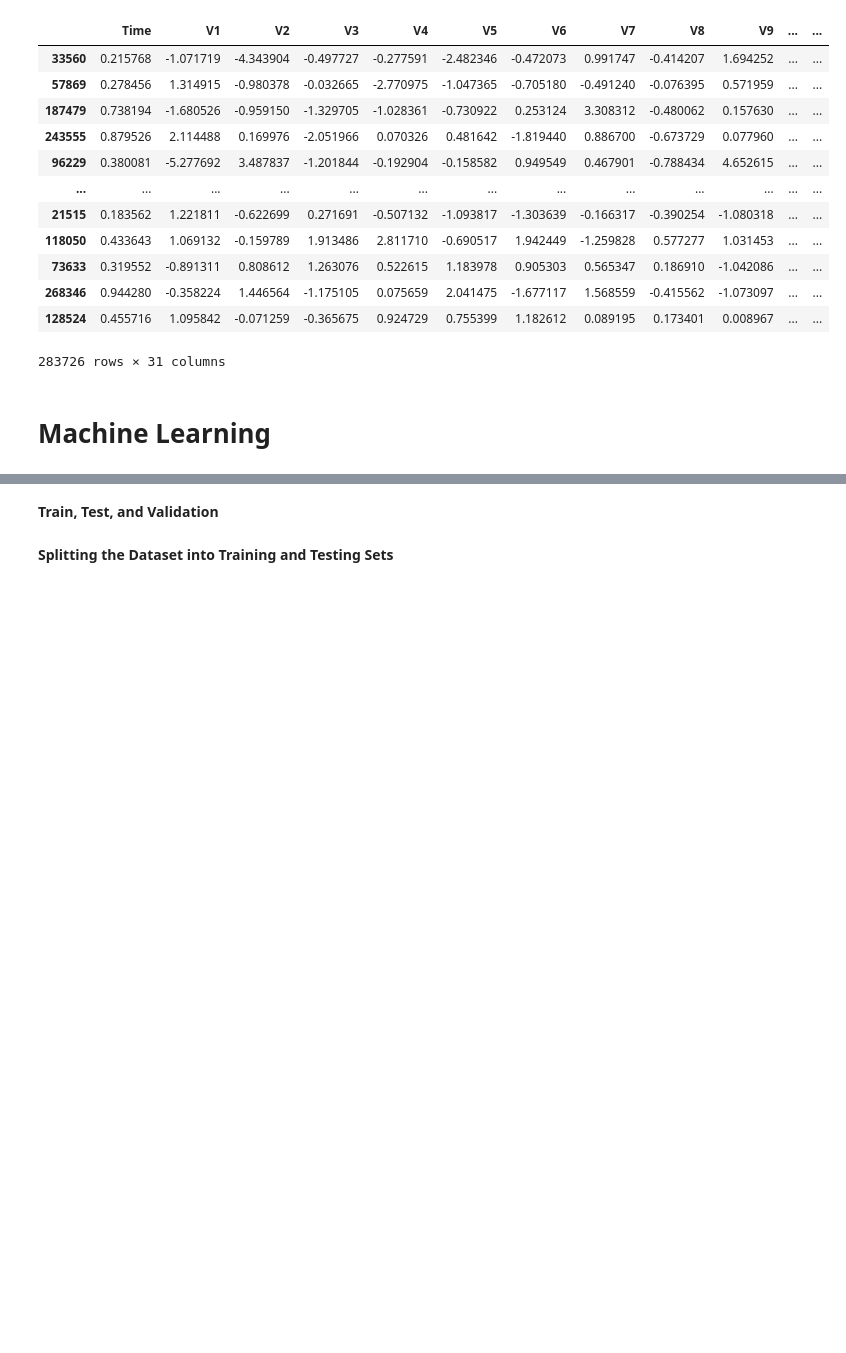
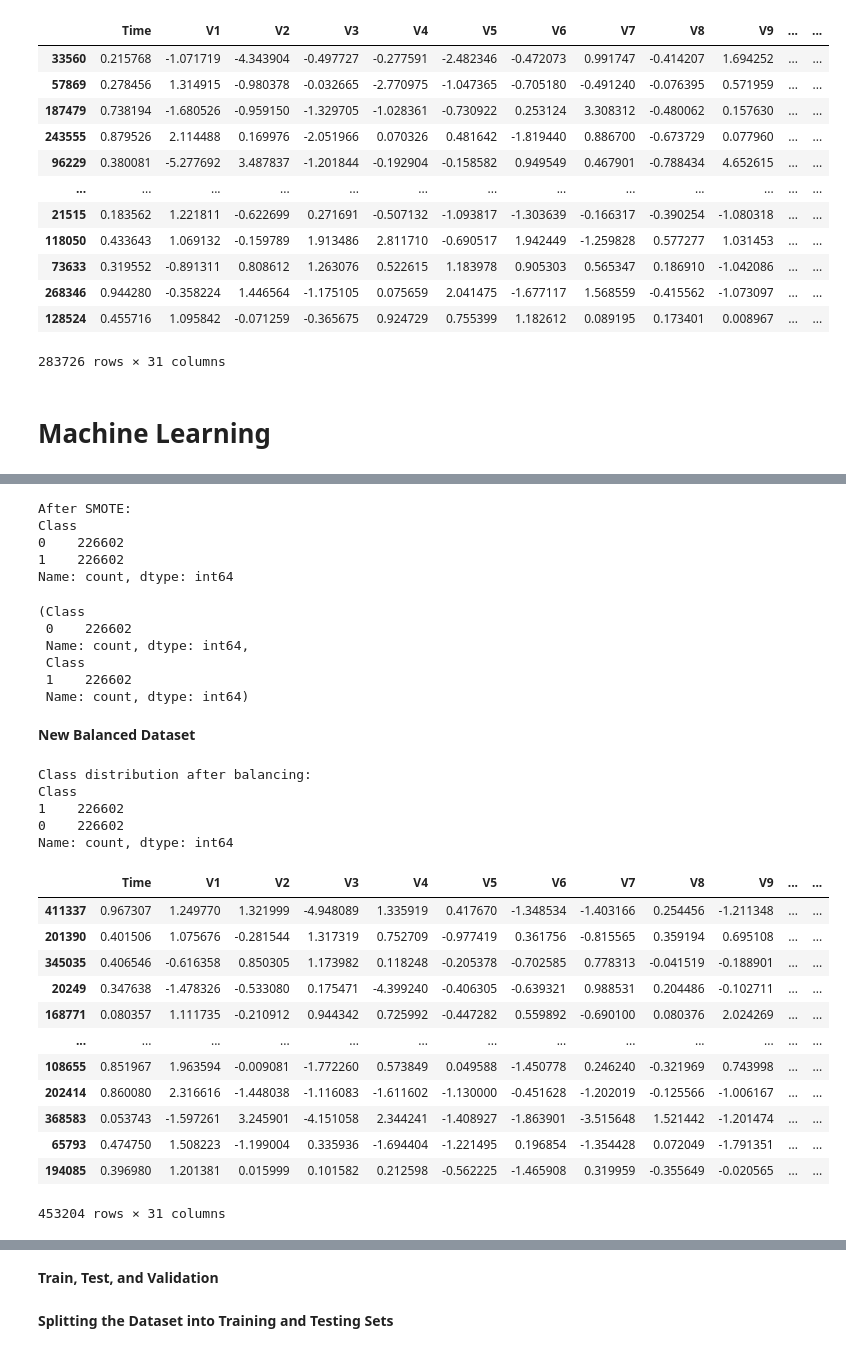
Before and after one commit to moridin04/CCADMACL-Research, a Jupyter notebook: Fraud_Detection_Program.ipynb, the cells around one changed output, grey strips where cells are left out. Cells and saved outputs as stored; diff of their text form; code cells hidden in the pictures; blank space fills up the shorter version.

```diff
--- a/Fraud_Detection_Program.ipynb
+++ b/Fraud_Detection_Program.ipynb
@@ -305,0 +344,11 @@ new_df
+# %%
+sm = SMOTE(random_state=42)
+x_train_smote, y_train_smote = sm.fit_resample(x_train, y_train)
+print("After SMOTE:")
+print(y_train_smote.value_counts())
+# %% [output]
+After SMOTE:
+Class
+0    226602
+1    226602
+Name: count, dtype: int64
@@ -305,0 +358,43 @@ new_df
+# %%
+not_frauds = new_df_resampled.query('Class == 0')
+frauds = new_df_resampled.query('Class == 1')
+not_frauds['Class'].value_counts(), frauds['Class'].value_counts()
+# %% [output]
+(Class
+ 0    226602
+ Name: count, dtype: int64,
+ Class
+ 1    226602
+ Name: count, dtype: int64)
+# %% [markdown]
+**New Balanced Dataset**
+# %%
+balanced_cfd = pd.concat([frauds, not_frauds.sample(len(frauds), random_state=1)])
+balanced_cfd = balanced_cfd.sample(frac=1, random_state=1)
+balanced_cfd.to_csv('balanced_creditcard.csv', index=False)
+
+print("Class distribution after balancing:")
+print(balanced_cfd["Class"].value_counts())
+# %% [output]
+Class distribution after balancing:
+Class
+1    226602
+0    226602
+Name: count, dtype: int64
+# %%
+balanced_cfd = balanced_cfd.sample(frac=1, random_state=1)
+balanced_cfd
+# %% [output]
+|  | Time | V1 | V2 | V3 | V4 | V5 | V6 | V7 | V8 | V9 | ... | ... |
+| 411337 | 0.967307 | 1.249770 | 1.321999 | -4.948089 | 1.335919 | 0.417670 | -1.348534 | -1.403166 | 0.254456 | -1.211348 | ... | ... |
+| 201390 | 0.401506 | 1.075676 | -0.281544 | 1.317319 | 0.752709 | -0.977419 | 0.361756 | -0.815565 | 0.359194 | 0.695108 | ... | ... |
+| 345035 | 0.406546 | -0.616358 | 0.850305 | 1.173982 | 0.118248 | -0.205378 | -0.702585 | 0.778313 | -0.041519 | -0.188901 | ... | ... |
+| 20249 | 0.347638 | -1.478326 | -0.533080 | 0.175471 | -4.399240 | -0.406305 | -0.639321 | 0.988531 | 0.204486 | -0.102711 | ... | ... |
+| 168771 | 0.080357 | 1.111735 | -0.210912 | 0.944342 | 0.725992 | -0.447282 | 0.559892 | -0.690100 | 0.080376 | 2.024269 | ... | ... |
+| ... | ... | ... | ... | ... | ... | ... | ... | ... | ... | ... | ... | ... |
+| 108655 | 0.851967 | 1.963594 | -0.009081 | -1.772260 | 0.573849 | 0.049588 | -1.450778 | 0.246240 | -0.321969 | 0.743998 | ... | ... |
+| 202414 | 0.860080 | 2.316616 | -1.448038 | -1.116083 | -1.611602 | -1.130000 | -0.451628 | -1.202019 | -0.125566 | -1.006167 | ... | ... |
+| 368583 | 0.053743 | -1.597261 | 3.245901 | -4.151058 | 2.344241 | -1.408927 | -1.863901 | -3.515648 | 1.521442 | -1.201474 | ... | ... |
+| 65793 | 0.474750 | 1.508223 | -1.199004 | 0.335936 | -1.694404 | -1.221495 | 0.196854 | -1.354428 | 0.072049 | -1.791351 | ... | ... |
+| 194085 | 0.396980 | 1.201381 | 0.015999 | 0.101582 | 0.212598 | -0.562225 | -1.465908 | 0.319959 | -0.355649 | -0.020565 | ... | ... |
+453204 rows × 31 columns
```
Also changed, not shown: parts of 33 cells of this notebook.
